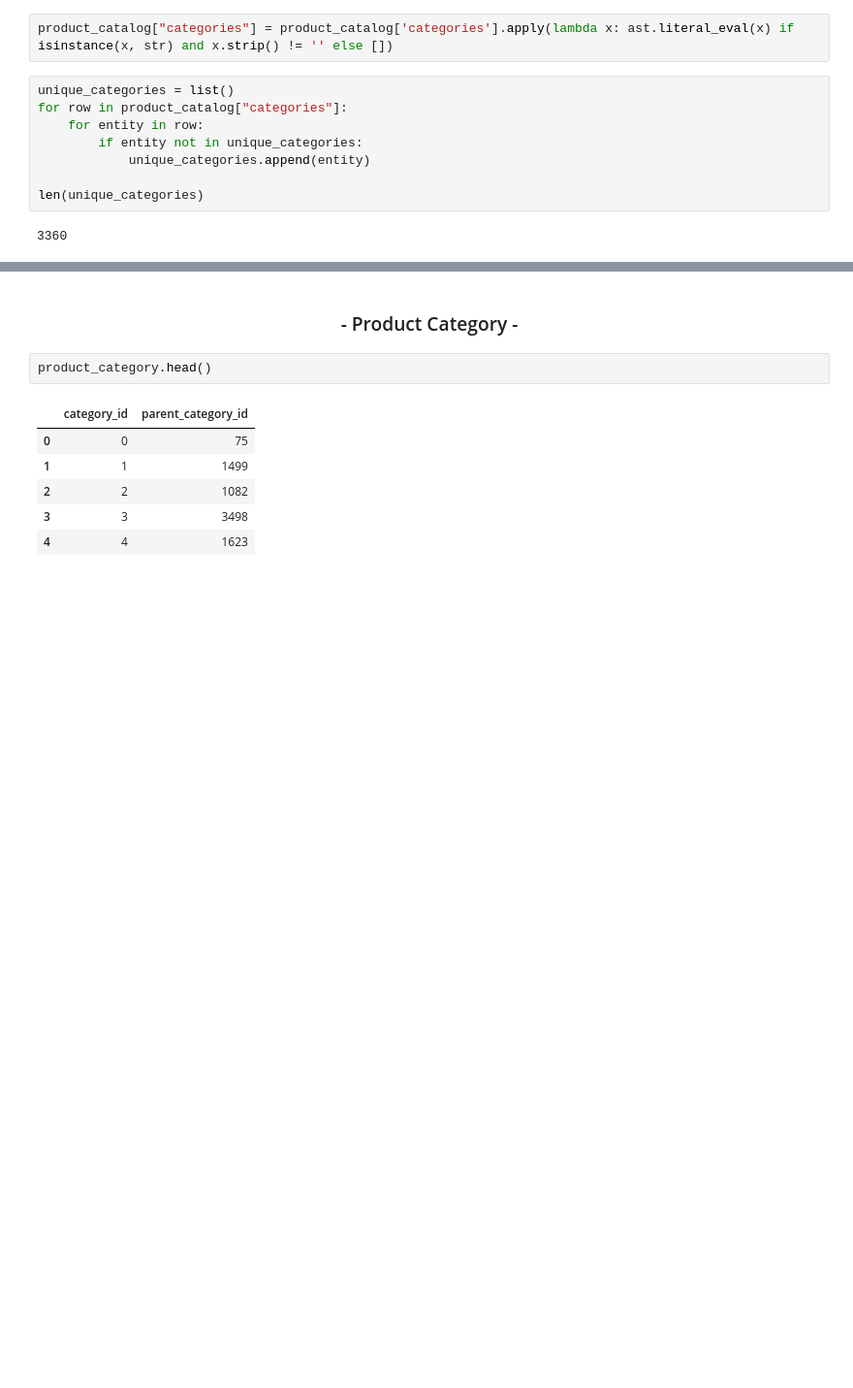
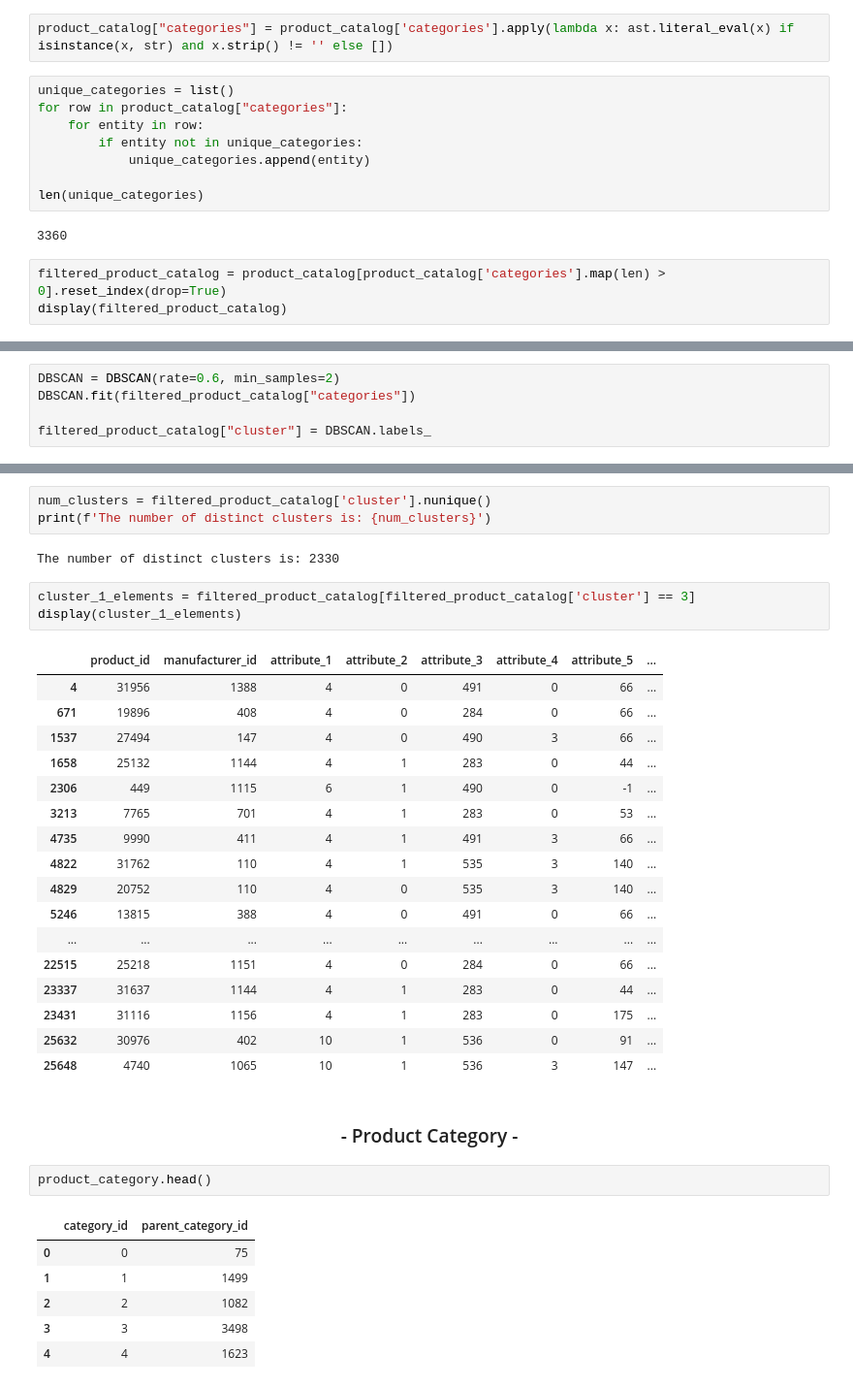
Before and after one commit to anildervis/YZV311_2425_150210307_150220344, a Jupyter notebook: data_analysis.ipynb, the cells around one changed output, grey strips where cells are left out. Shown at 97% size. Drawn from its saved outputs; the diff is of its cells as text; blank space fills up the shorter version.

```diff
--- a/data_analysis.ipynb
+++ b/data_analysis.ipynb
@@ -84,3 +84,6 @@ for row in product_catalog["categories"]:
 len(unique_categories)
 # %% [output]
 3360
+# %%
+filtered_product_catalog = product_catalog[product_catalog['categories'].map(len) > 0].reset_index(drop=True)
+display(filtered_product_catalog)
@@ -86,0 +186,5 @@ len(unique_categories)
+# %%
+DBSCAN = DBSCAN(rate=0.6, min_samples=2)
+DBSCAN.fit(filtered_product_catalog["categories"])
+
+filtered_product_catalog["cluster"] = DBSCAN.labels_
@@ -87,3 +209,29 @@ len(unique_categories)
+# %%
+num_clusters = filtered_product_catalog['cluster'].nunique()
+print(f'The number of distinct clusters is: {num_clusters}')
+# %% [output]
+The number of distinct clusters is: 2330
+# %%
+cluster_1_elements = filtered_product_catalog[filtered_product_catalog['cluster'] == 3]
+display(cluster_1_elements)
+# %% [output]
+|  | product_id | manufacturer_id | attribute_1 | attribute_2 | attribute_3 | attribute_4 | attribute_5 | ... |
+| 4 | 31956 | 1388 | 4 | 0 | 491 | 0 | 66 | ... |
+| 671 | 19896 | 408 | 4 | 0 | 284 | 0 | 66 | ... |
+| 1537 | 27494 | 147 | 4 | 0 | 490 | 3 | 66 | ... |
+| 1658 | 25132 | 1144 | 4 | 1 | 283 | 0 | 44 | ... |
+| 2306 | 449 | 1115 | 6 | 1 | 490 | 0 | -1 | ... |
+| 3213 | 7765 | 701 | 4 | 1 | 283 | 0 | 53 | ... |
+| 4735 | 9990 | 411 | 4 | 1 | 491 | 3 | 66 | ... |
+| 4822 | 31762 | 110 | 4 | 1 | 535 | 3 | 140 | ... |
+| 4829 | 20752 | 110 | 4 | 0 | 535 | 3 | 140 | ... |
+| 5246 | 13815 | 388 | 4 | 0 | 491 | 0 | 66 | ... |
+| ... | ... | ... | ... | ... | ... | ... | ... | ... |
+| 22515 | 25218 | 1151 | 4 | 0 | 284 | 0 | 66 | ... |
+| 23337 | 31637 | 1144 | 4 | 1 | 283 | 0 | 44 | ... |
+| 23431 | 31116 | 1156 | 4 | 1 | 283 | 0 | 175 | ... |
+| 25632 | 30976 | 402 | 10 | 1 | 536 | 0 | 91 | ... |
+| 25648 | 4740 | 1065 | 10 | 1 | 536 | 3 | 147 | ... |
 # %% [markdown]
 ### <center> - Product Category - </center>
 # %%
```
Also changed, not shown: parts of 6 cells of this notebook.
